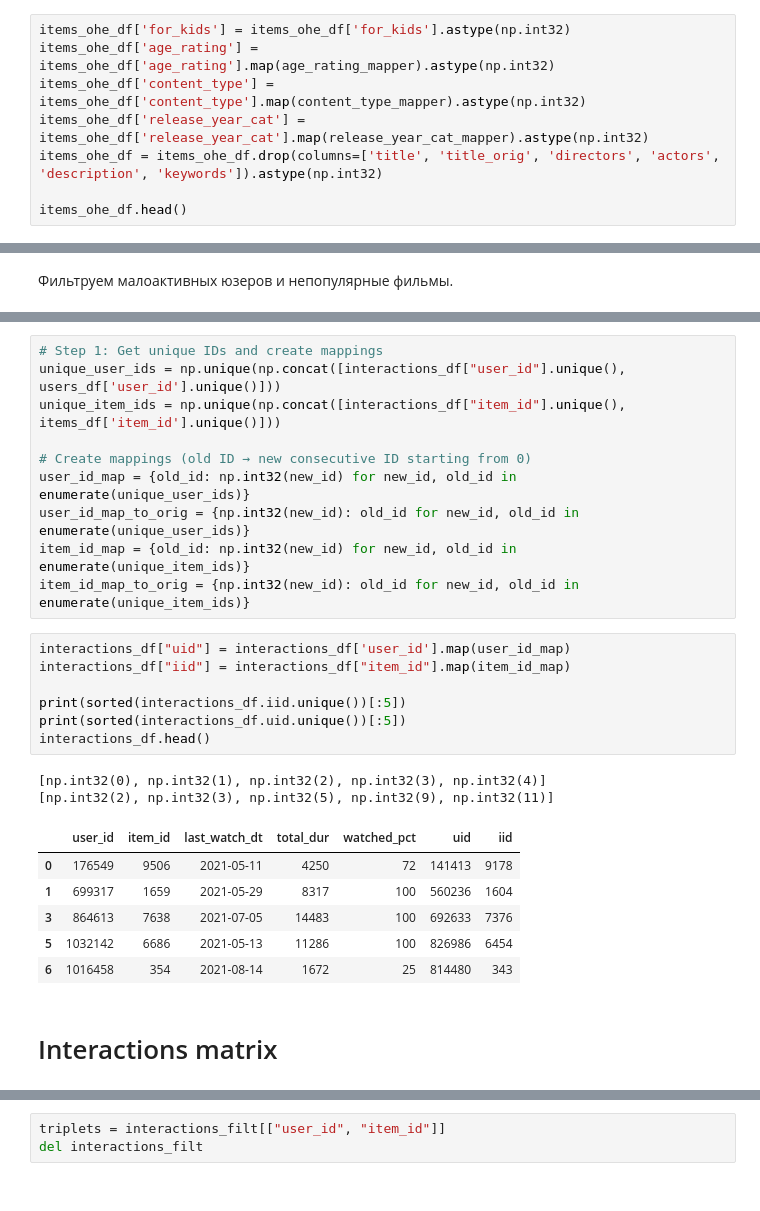
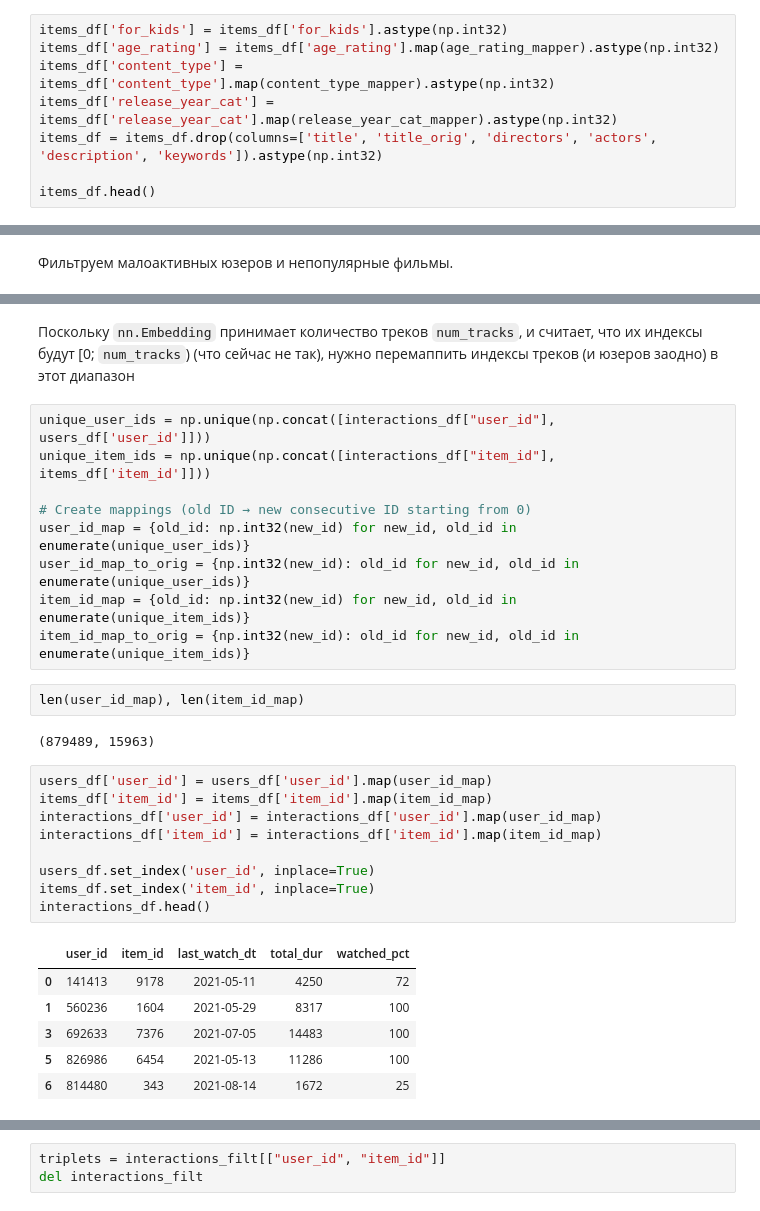
Before and after one commit to nixiieee/reelrecs, a Jupyter notebook: train_dssm.ipynb, the cells around one changed output, grey strips where cells are left out. Drawn from its saved outputs; the diff is of its cells as text.

```diff
--- a/train_dssm.ipynb
+++ b/train_dssm.ipynb
@@ -174,13 +183,13 @@ content_type_mapper, age_rating_mapper, release_year_cat_mapper
   '2010_2020': 10,
   '2020_inf': 11})
 # %%
-items_ohe_df['for_kids'] = items_ohe_df['for_kids'].astype(np.int32)
-items_ohe_df['age_rating'] = items_ohe_df['age_rating'].map(age_rating_mapper).astype(np.int32)
-items_ohe_df['content_type'] = items_ohe_df['content_type'].map(content_type_mapper).astype(np.int32)
-items_ohe_df['release_year_cat'] = items_ohe_df['release_year_cat'].map(release_year_cat_mapper).astype(np.int32)
-items_ohe_df = items_ohe_df.drop(columns=['title', 'title_orig', 'directors', 'actors', 'description', 'keywords']).astype(np.int32)
+items_df['for_kids'] = items_df['for_kids'].astype(np.int32)
+items_df['age_rating'] = items_df['age_rating'].map(age_rating_mapper).astype(np.int32)
+items_df['content_type'] = items_df['content_type'].map(content_type_mapper).astype(np.int32)
+items_df['release_year_cat'] = items_df['release_year_cat'].map(release_year_cat_mapper).astype(np.int32)
+items_df = items_df.drop(columns=['title', 'title_orig', 'directors', 'actors', 'description', 'keywords']).astype(np.int32)
 
-items_ohe_df.head()
+items_df.head()
 # %% [output]
 |  | item_id | content_type | for_kids | age_rating | release_year_cat | genre_аниме | genre_биография | ... |
 | 0 | 10711 | 0 | 0 | 3 | 9 | 0 | 0 | ... |
@@ -308,28 +310,31 @@ sorted(list(items_ohe_df.index.unique())) == sorted(list(range(len(items_ohe_df.
+# %% [markdown]
+Поскольку `nn.Embedding` принимает количество треков `num_tracks`, и считает, что их индексы будут [0; `num_tracks`) (что сейчас не так), нужно перемаппить индексы треков (и юзеров заодно) в этот диапазон
 # %%
-# Step 1: Get unique IDs and create mappings
-unique_user_ids = np.unique(np.concat([interactions_df["user_id"].unique(), users_df['user_id'].unique()]))
-unique_item_ids = np.unique(np.concat([interactions_df["item_id"].unique(), items_df['item_id'].unique()]))
+unique_user_ids = np.unique(np.concat([interactions_df["user_id"], users_df['user_id']]))
+unique_item_ids = np.unique(np.concat([interactions_df["item_id"], items_df['item_id']]))
 
 # Create mappings (old ID → new consecutive ID starting from 0)
 user_id_map = {old_id: np.int32(new_id) for new_id, old_id in enumerate(unique_user_ids)}
 user_id_map_to_orig = {np.int32(new_id): old_id for new_id, old_id in enumerate(unique_user_ids)}
 item_id_map = {old_id: np.int32(new_id) for new_id, old_id in enumerate(unique_item_ids)}
 item_id_map_to_orig = {np.int32(new_id): old_id for new_id, old_id in enumerate(unique_item_ids)}
-# %%
-interactions_df["uid"] = interactions_df['user_id'].map(user_id_map)
-interactions_df["iid"] = interactions_df["item_id"].map(item_id_map)
-
-print(sorted(interactions_df.iid.unique())[:5])
-print(sorted(interactions_df.uid.unique())[:5])
-interactions_df.head()
-# %% [output]
-[np.int32(0), np.int32(1), np.int32(2), np.int32(3), np.int32(4)]
-[np.int32(2), np.int32(3), np.int32(5), np.int32(9), np.int32(11)]
-|  | user_id | item_id | last_watch_dt | total_dur | watched_pct | uid | iid |
-| 0 | 176549 | 9506 | 2021-05-11 | 4250 | 72 | 141413 | 9178 |
-| 1 | 699317 | 1659 | 2021-05-29 | 8317 | 100 | 560236 | 1604 |
-| 3 | 864613 | 7638 | 2021-07-05 | 14483 | 100 | 692633 | 7376 |
-| 5 | 1032142 | 6686 | 2021-05-13 | 11286 | 100 | 826986 | 6454 |
-| 6 | 1016458 | 354 | 2021-08-14 | 1672 | 25 | 814480 | 343 |
-# %% [markdown]
-# Interactions matrix
+# %%
+len(user_id_map), len(item_id_map)
+# %% [output]
+(879489, 15963)
+# %%
+users_df['user_id'] = users_df['user_id'].map(user_id_map)
+items_df['item_id'] = items_df['item_id'].map(item_id_map)
+interactions_df['user_id'] = interactions_df['user_id'].map(user_id_map)
+interactions_df['item_id'] = interactions_df['item_id'].map(item_id_map)
+
+users_df.set_index('user_id', inplace=True)
+items_df.set_index('item_id', inplace=True)
+interactions_df.head()
+# %% [output]
+|  | user_id | item_id | last_watch_dt | total_dur | watched_pct |
+| 0 | 141413 | 9178 | 2021-05-11 | 4250 | 72 |
+| 1 | 560236 | 1604 | 2021-05-29 | 8317 | 100 |
+| 3 | 692633 | 7376 | 2021-07-05 | 14483 | 100 |
+| 5 | 826986 | 6454 | 2021-05-13 | 11286 | 100 |
+| 6 | 814480 | 343 | 2021-08-14 | 1672 | 25 |
```
Also changed, not shown: parts of 48 cells of this notebook.
